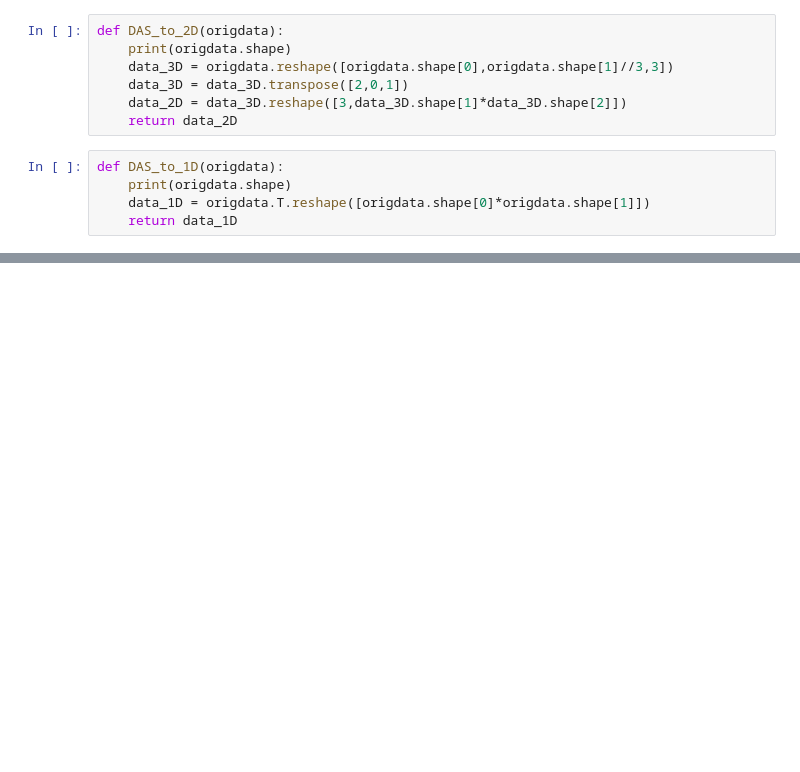
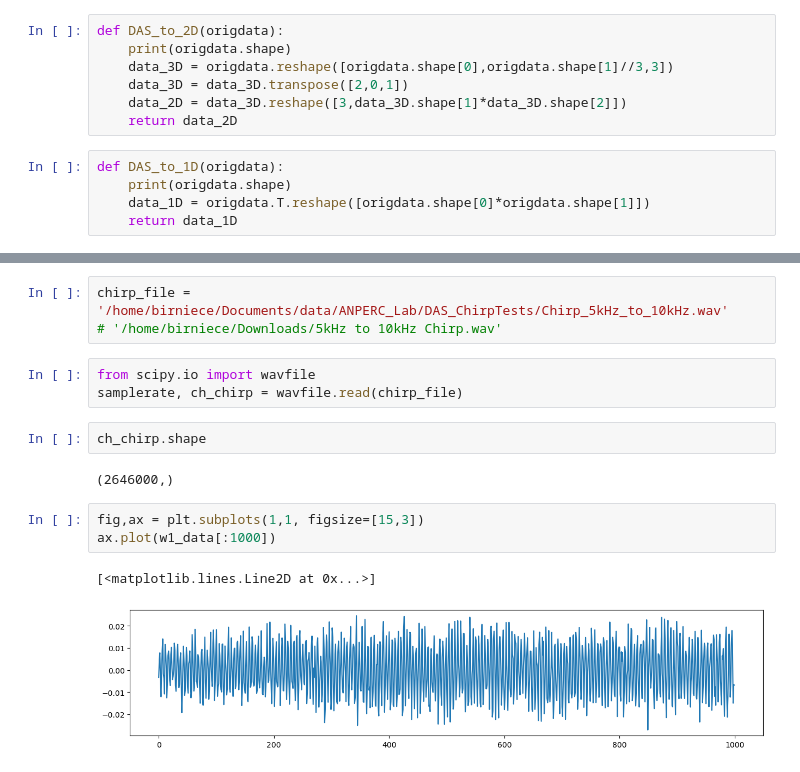
Before and after one commit to FraCSPy/FraCSPy, a Jupyter notebook: Notebooks/DAS_SandBox_Tests/SandBox_ChirpExp.ipynb, the cells around one changed output, grey strips where cells are left out. Drawn from its saved outputs; the diff is of its cells as text; blank space fills up the shorter version.

```diff
--- a/Notebooks/DAS_SandBox_Tests/SandBox_ChirpExp.ipynb
+++ b/Notebooks/DAS_SandBox_Tests/SandBox_ChirpExp.ipynb
@@ -66,0 +102,16 @@ plt.savefig('./Figures/ChirpTest_Read2D.png')
+# %%
+chirp_file = '/home/birniece/Documents/data/ANPERC_Lab/DAS_ChirpTests/Chirp_5kHz_to_10kHz.wav'
+# '/home/birniece/Downloads/5kHz to 10kHz Chirp.wav'
+# %%
+from scipy.io import wavfile
+samplerate, ch_chirp = wavfile.read(chirp_file)
+# %%
+ch_chirp.shape
+# %% [output]
+(2646000,)
+# %%
+fig,ax = plt.subplots(1,1, figsize=[15,3])
+ax.plot(w1_data[:1000])
+# %% [output]
+[<matplotlib.lines.Line2D at 0x...>]
+[figure, added]
```
Also changed, not shown: parts of 22 cells of this notebook, 30 other files.
